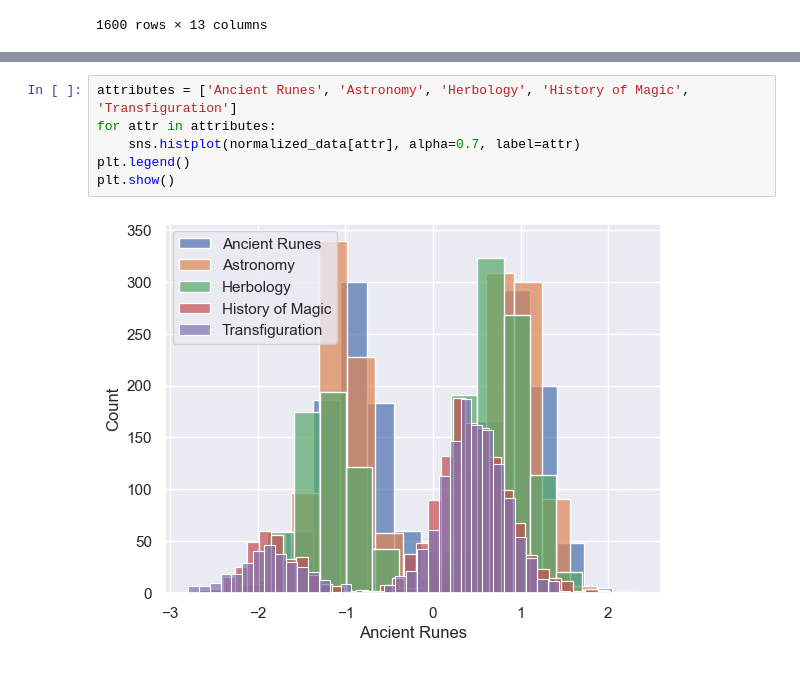
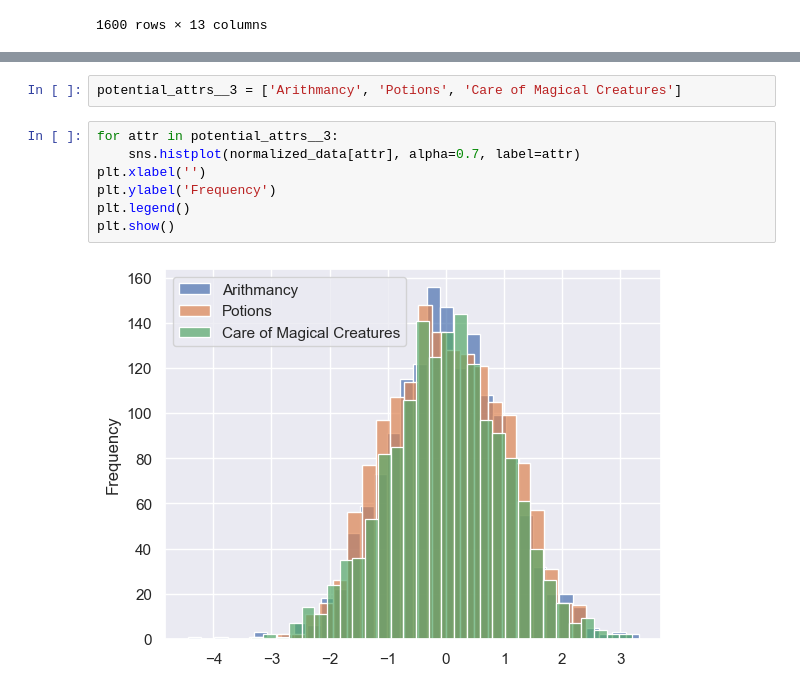
Before and after one commit to ayoubabounakif/dslr, a Jupyter notebook: data_visualization/histogram.ipynb, the cells around one changed output, grey strips where cells are left out. Cells and saved outputs as stored; diff of their text form.

```diff
--- a/data_visualization/histogram.ipynb
+++ b/data_visualization/histogram.ipynb
@@ -96,8 +102,11 @@ plt.show()
+# %%
+potential_attrs__3 = ['Arithmancy', 'Potions', 'Care of Magical Creatures']
 # %%
-attributes = ['Ancient Runes', 'Astronomy', 'Herbology', 'History of Magic', 'Transfiguration']
-for attr in attributes:
+for attr in potential_attrs__3:
     sns.histplot(normalized_data[attr], alpha=0.7, label=attr)
+plt.xlabel('')
+plt.ylabel('Frequency')
 plt.legend()
 plt.show()
 # %% [output]
-[figure, old version]
+[figure, new version]
```
Also changed, not shown: parts of 5 cells of this notebook.
